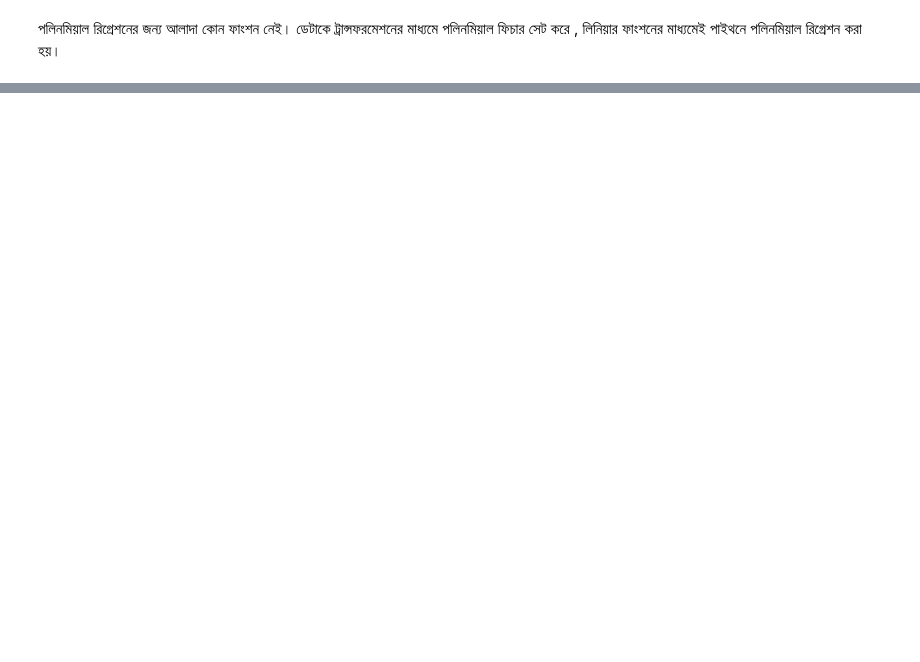
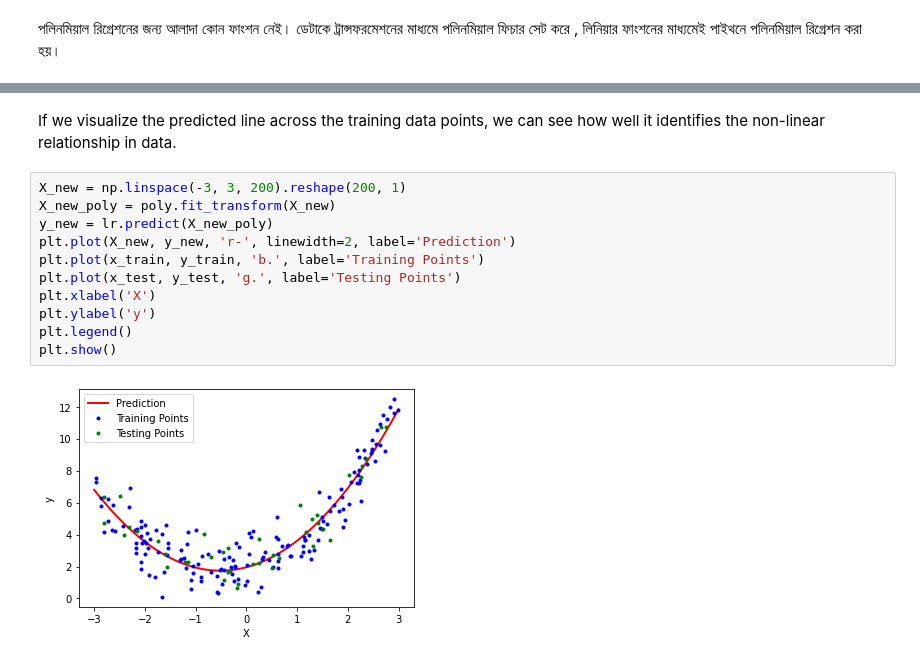
Before and after one commit to AzadMehedi/ML-Algorithoms, a Jupyter notebook: Polinomial_Regression.ipynb, the cells around one changed output, grey strips where cells are left out. Cells and saved outputs as stored; diff of their text form; blank space fills up the shorter version.

```diff
--- a/Polinomial_Regression.ipynb
+++ b/Polinomial_Regression.ipynb
@@ -82,0 +157,15 @@ ValueError: ignored
+# %% [markdown]
+If we visualize the predicted line across the training data points, we can see how well it identifies the non-linear relationship in data.
+# %%
+X_new = np.linspace(-3, 3, 200).reshape(200, 1)
+X_new_poly = poly.fit_transform(X_new)
+y_new = lr.predict(X_new_poly)
+plt.plot(X_new, y_new, 'r-', linewidth=2, label='Prediction')
+plt.plot(x_train, y_train, 'b.', label='Training Points')
+plt.plot(x_test, y_test, 'g.', label='Testing Points')
+plt.xlabel('X')
+plt.ylabel('y')
+plt.legend()
+plt.show()
+# %% [output]
+[figure, added]
```
Also changed, not shown: parts of 14 cells of this notebook.
